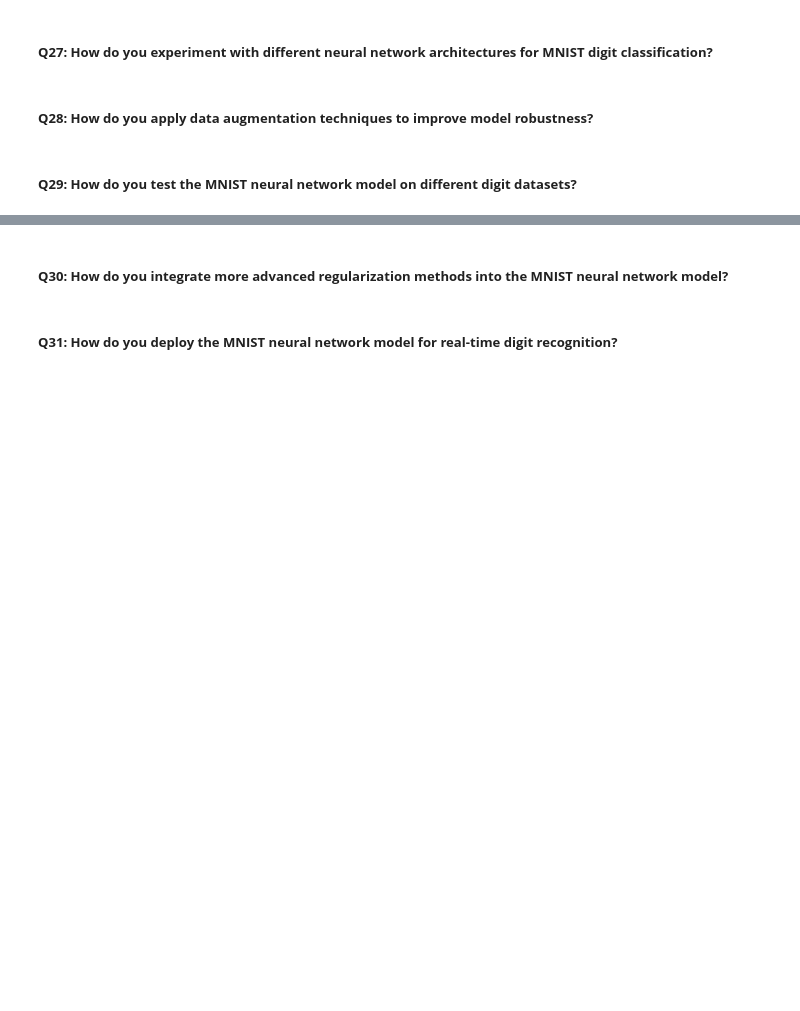
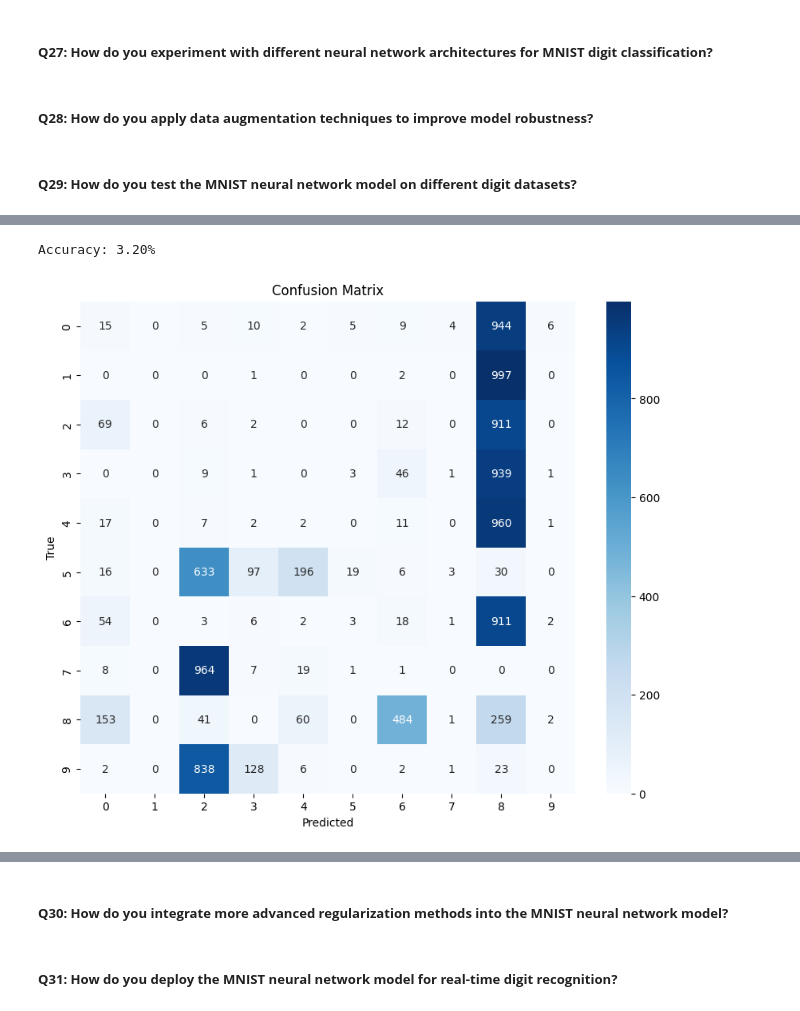
Before and after one commit to fellmir/pyTorchBasis, a Jupyter notebook: 00-basic-examples/01-notebooks/05_mnist_classification.ipynb, the cells around one changed output, grey strips where cells are left out. Drawn from its saved outputs; the diff is of its cells as text; code cells hidden in the pictures; blank space fills up the shorter version.

Commit message:
MNIST notebook completed

```diff
--- a/00-basic-examples/01-notebooks/05_mnist_classification.ipynb
+++ b/00-basic-examples/01-notebooks/05_mnist_classification.ipynb
@@ -546,2 +913,6 @@ os.remove(model_path)
 # %% [markdown]
 ##### **Q29: How do you test the MNIST neural network model on different digit datasets?**
+# %%
+# Load the Fashion-MNIST dataset
+fashion_mnist_test_dataset = datasets.FashionMNIST(root='../00-src', train=False, download=True, transform=transforms.ToTensor())
+fashion_mnist_test_loader = DataLoader(fashion_mnist_test_dataset, batch_size=64, shuffle=False)
@@ -547,0 +935,6 @@ os.remove(model_path)
+# %%
+# Evaluate the MNIST-trained model on Fashion-MNIST
+evaluate_model(model, fashion_mnist_test_loader)
+# %% [output]
+Accuracy: 3.20%
+[figure, added]
```
Also changed, not shown: parts of 23 cells of this notebook.
